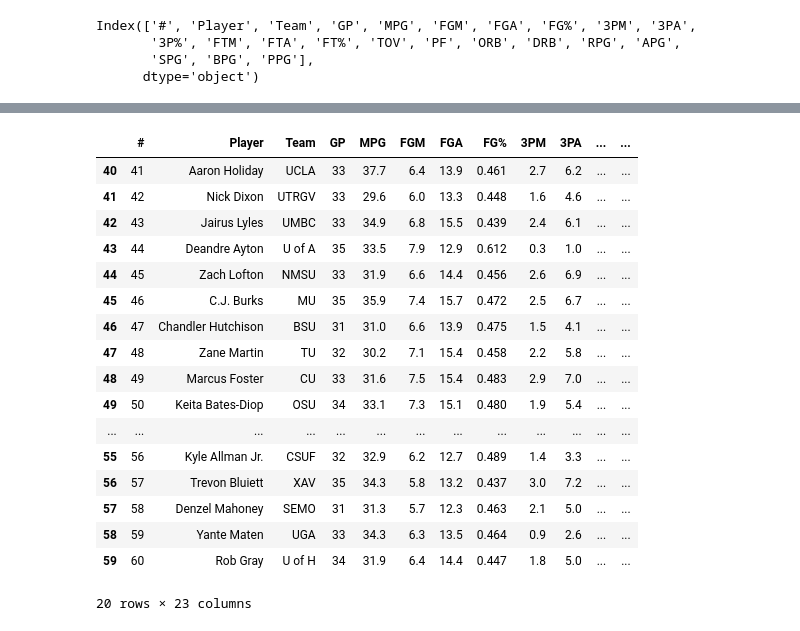
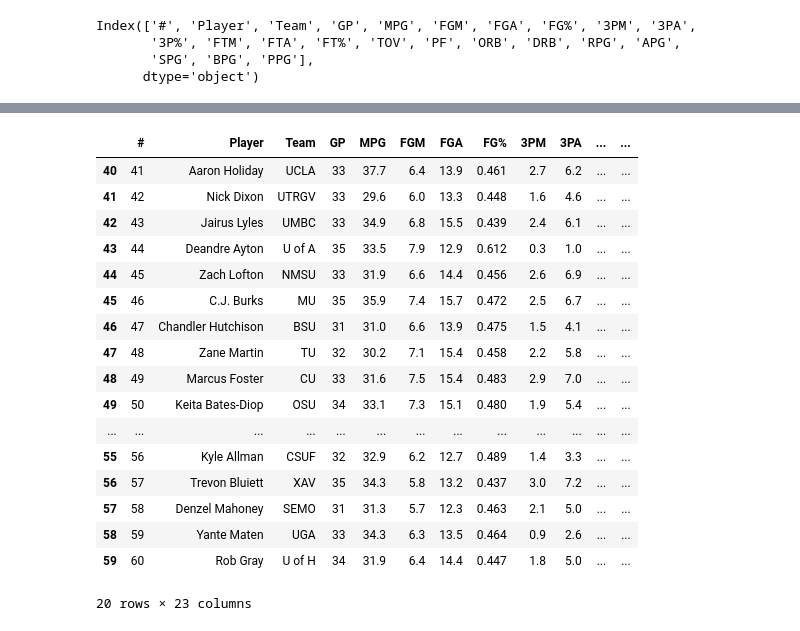
Before and after one commit to thorson-skywalker/NBA_draft_analysis, a Jupyter notebook: Data_Pipeline/college_stats_scrape.ipynb, the cells around one changed output, grey strips where cells are left out. Cells and saved outputs as stored; diff of their text form; code cells hidden in the pictures.

```diff
--- a/Data_Pipeline/college_stats_scrape.ipynb
+++ b/Data_Pipeline/college_stats_scrape.ipynb
@@ -117,22 +117,22 @@ Cedric Council, Jr.
 Randall Gaskins, Jr.
 Ronnie Rousseau III
 # %%
-full_stats_df["Player"] = full_stats_df["Player"].replace(',','')
+full_stats_df["Player"] = full_stats_df["Player"].str.replace('Jr.','')
 full_stats_df.iloc[40:60]
 # %% [output]
 |  | # | Player | Team | GP | MPG | FGM | FGA | FG% | 3PM | 3PA | ... | ... |
 | 40 | 41 | Aaron Holiday | UCLA | 33 | 37.7 | 6.4 | 13.9 | 0.461 | 2.7 | 6.2 | ... | ... |
 | 41 | 42 | Nick Dixon | UTRGV | 33 | 29.6 | 6.0 | 13.3 | 0.448 | 1.6 | 4.6 | ... | ... |
 | 42 | 43 | Jairus Lyles | UMBC | 33 | 34.9 | 6.8 | 15.5 | 0.439 | 2.4 | 6.1 | ... | ... |
 | 43 | 44 | Deandre Ayton | U of A | 35 | 33.5 | 7.9 | 12.9 | 0.612 | 0.3 | 1.0 | ... | ... |
 | 44 | 45 | Zach Lofton | NMSU | 33 | 31.9 | 6.6 | 14.4 | 0.456 | 2.6 | 6.9 | ... | ... |
 | 45 | 46 | C.J. Burks | MU | 35 | 35.9 | 7.4 | 15.7 | 0.472 | 2.5 | 6.7 | ... | ... |
 | 46 | 47 | Chandler Hutchison | BSU | 31 | 31.0 | 6.6 | 13.9 | 0.475 | 1.5 | 4.1 | ... | ... |
 | 47 | 48 | Zane Martin | TU | 32 | 30.2 | 7.1 | 15.4 | 0.458 | 2.2 | 5.8 | ... | ... |
 | 48 | 49 | Marcus Foster | CU | 33 | 31.6 | 7.5 | 15.4 | 0.483 | 2.9 | 7.0 | ... | ... |
 | 49 | 50 | Keita Bates-Diop | OSU | 34 | 33.1 | 7.3 | 15.1 | 0.480 | 1.9 | 5.4 | ... | ... |
 | ... | ... | ... | ... | ... | ... | ... | ... | ... | ... | ... | ... | ... |
-| 55 | 56 | Kyle Allman Jr. | CSUF | 32 | 32.9 | 6.2 | 12.7 | 0.489 | 1.4 | 3.3 | ... | ... |
+| 55 | 56 | Kyle Allman | CSUF | 32 | 32.9 | 6.2 | 12.7 | 0.489 | 1.4 | 3.3 | ... | ... |
 | 56 | 57 | Trevon Bluiett | XAV | 35 | 34.3 | 5.8 | 13.2 | 0.437 | 3.0 | 7.2 | ... | ... |
 | 57 | 58 | Denzel Mahoney | SEMO | 31 | 31.3 | 5.7 | 12.3 | 0.463 | 2.1 | 5.0 | ... | ... |
 | 58 | 59 | Yante Maten | UGA | 33 | 34.3 | 6.3 | 13.5 | 0.464 | 0.9 | 2.6 | ... | ... |
```
Also changed, not shown: 4 other files.
